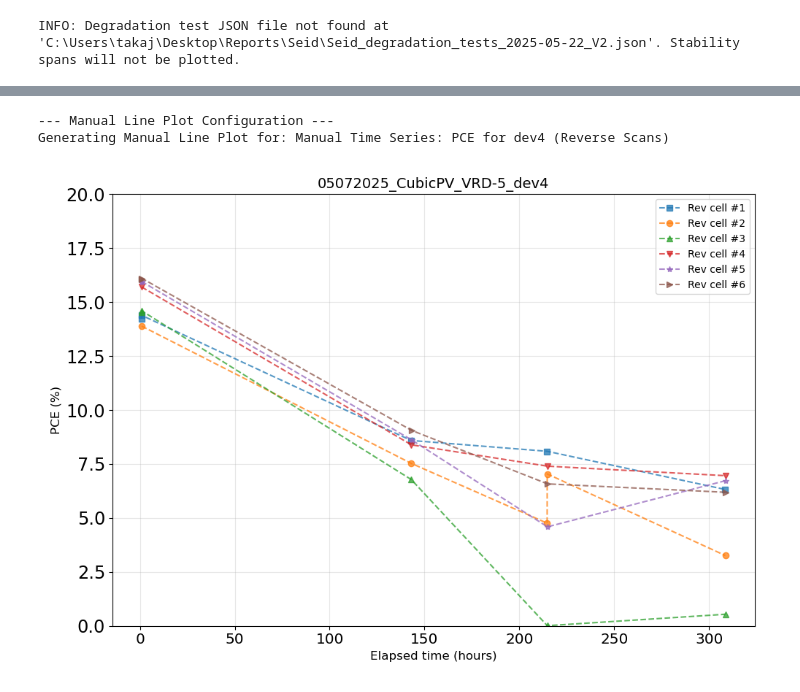
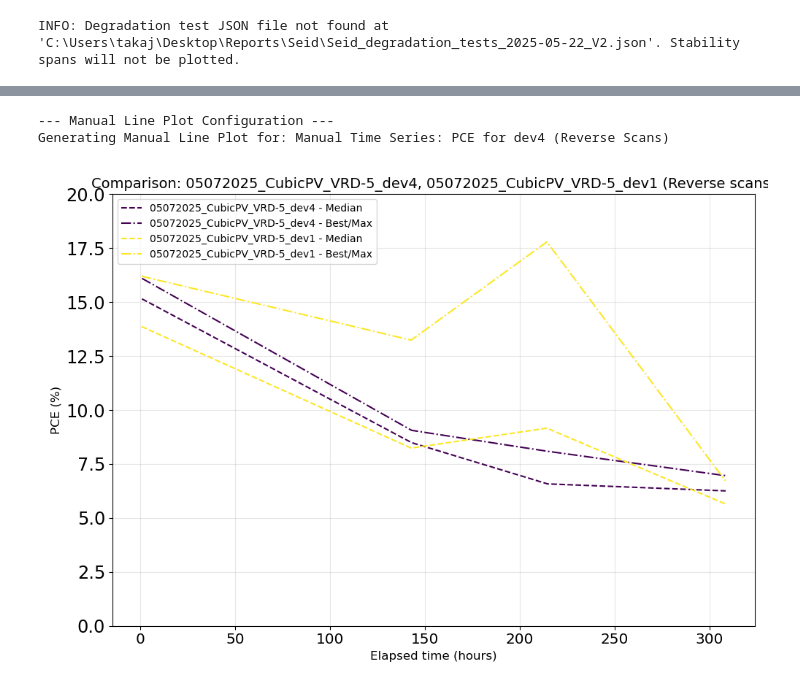
Before and after one commit to TakaRob/VerdeDBTakaji, a Jupyter notebook: Solar_Simulator_timeseriesTakaji2.ipynb, the cells around one changed output, grey strips where cells are left out. Saved outputs shown, nothing was run; the diff lists cells and outputs as text; code cells hidden in the pictures.

```diff
--- a/Solar_Simulator_timeseriesTakaji2.ipynb
+++ b/Solar_Simulator_timeseriesTakaji2.ipynb
@@ -351,8 +351,8 @@ print("--- Manual Line Plot Configuration ---")
 # === Manually Define Your Plot Parameters Below ===
 
 # Select one sample ID for detailed plot, or multiple for an overview plot
-manual_line_sample_ids = ['05072025_CubicPV_VRD-5_dev4']  # Example: a single sample
-# manual_line_sample_ids = ['05072025_CubicPV_VRD-5_dev4', '05072025_CubicPV_VRD-5_dev1'] # Example: multiple for overview
+#manual_line_sample_ids = ['05072025_CubicPV_VRD-5_dev4']  # Example: a single sample
+manual_line_sample_ids = ['05072025_CubicPV_VRD-5_dev4', '05072025_CubicPV_VRD-5_dev1'] # Example: multiple for overview
 
 manual_line_parameter_label = 'PCE (%)'  # Options: 'PCE (%)', 'FF (%)', 'Voc (V)', 'Jsc (mA/cm^2)', etc.
 manual_line_scan_direction = 'Reverse'   # Options: 'Forward', 'Reverse', or 'Both'
@@ -395,31 +395,31 @@ if not any(not df.empty for df in jv_data_for_manual_line if df is not None):
     print(f"WARNING: No JV data found for the manually selected sample(s): {', '.join(manual_line_sample_ids)}")
 else:
     # Clump the data for the selected samples
     df_list_processed_manual_line = dataframe_clumping(jv_data_for_manual_line)
 
     # Determine min base time for consistent time axis
     min_base_time_for_plots_manual = None
     if not jv_test_recent_values.empty and 'base_time' in jv_test_recent_values.columns:
         numeric_base_times = pd.to_numeric(jv_test_recent_values['base_time'], errors='coerce').dropna()
         if not numeric_base_times.empty:
             min_base_time_for_plots_manual = numeric_base_times.min()
 
     # Generate the plot
     print(f"Generating Manual Line Plot for: {manual_line_plot_title}")
     fig_manual_line = plot_time_series_from_form(
         df_list_processed=df_list_processed_manual_line,
         sample_ids_selected=manual_line_sample_ids,
         parameter_to_plot=manual_line_parameter_col_code,
         parameter_ylabel=manual_line_parameter_y_label,
         direction_response=manual_line_scan_direction,
         # stability_tests_df=stability_tests_df,  # Uncomment if using stability overlays
         # min_base_time_overall=min_base_time_for_plots_manual,  # Uncomment for consistent x-axis if needed
         y_limits_param=manual_line_y_limits
     )
 
     import matplotlib.pyplot as plt
     plt.show()
 # %% [output]
 --- Manual Line Plot Configuration ---
 Generating Manual Line Plot for: Manual Time Series: PCE for dev4 (Reverse Scans)
-[figure, old version]
+[figure, new version]
```
Also changed, not shown: parts of 3 cells of this notebook, 3 other files.
